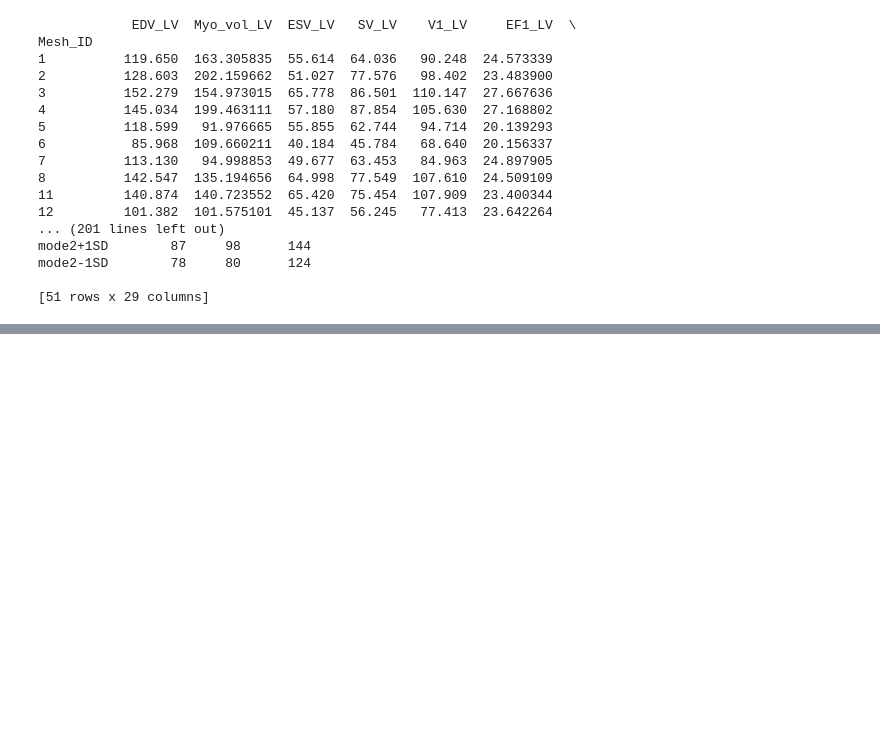
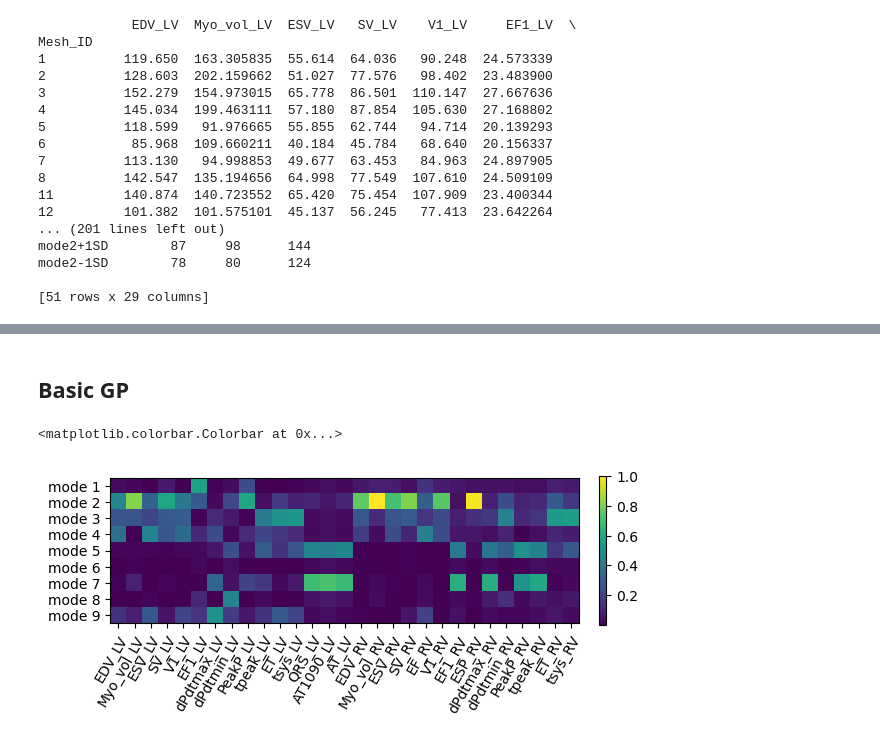
Before and after one commit to cwlanyon/GPyEm, a Jupyter notebook: Modal Emulation and GSA.ipynb, the cells around one changed output, grey strips where cells are left out. Drawn from its saved outputs; the diff is of its cells as text; code cells hidden in the pictures; blank space fills up the shorter version.

```diff
--- a/Modal Emulation and GSA.ipynb
+++ b/Modal Emulation and GSA.ipynb
@@ -55,0 +398,15 @@ mode2-1SD        78     80      124
+# %% [markdown]
+## Basic GP
+# %%
+fig, ax = plt.subplots()
+im = ax.imshow(Si_total/np.max(Si_total))
+
+ax.set_xticks(np.arange(len(outputs)), labels=outputs)
+ax.set_yticks(np.arange(len(modes)), labels=modes)
+plt.setp(ax.get_xticklabels(), rotation=60, ha="right",
+         rotation_mode="anchor");
+
+plt.colorbar(im,fraction=0.015, pad=0.04)
+# %% [output]
+<matplotlib.colorbar.Colorbar at 0x...>
+[figure, added]
```
Also changed, not shown: parts of 40 cells of this notebook, 10 other files.
